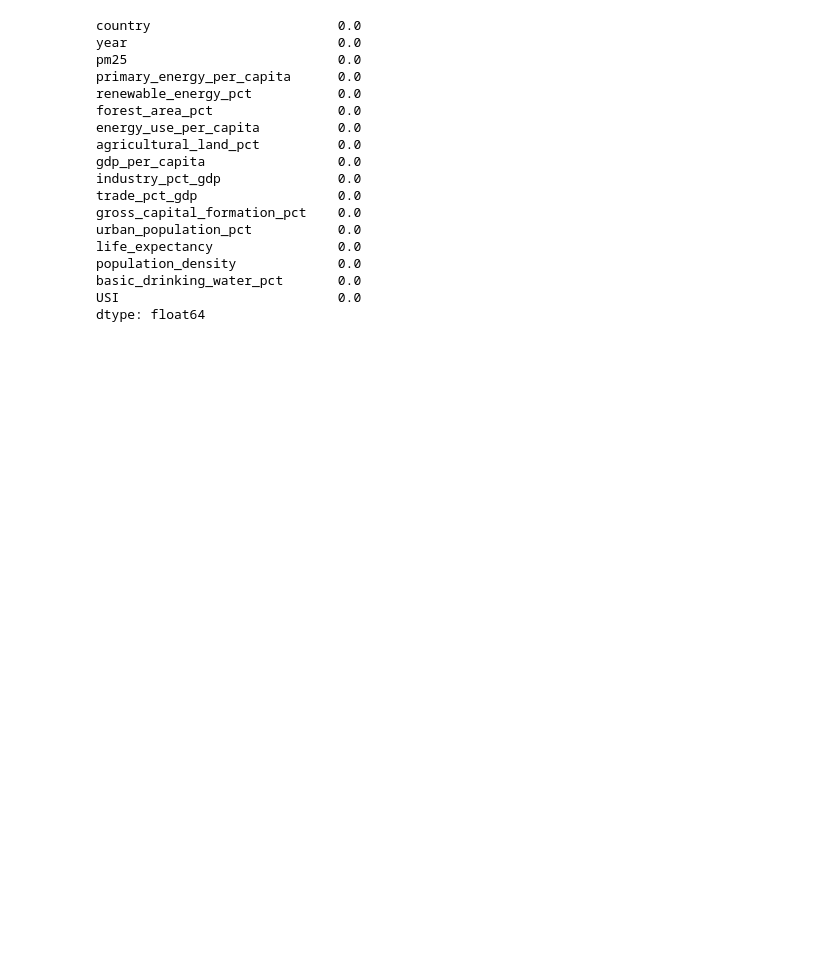
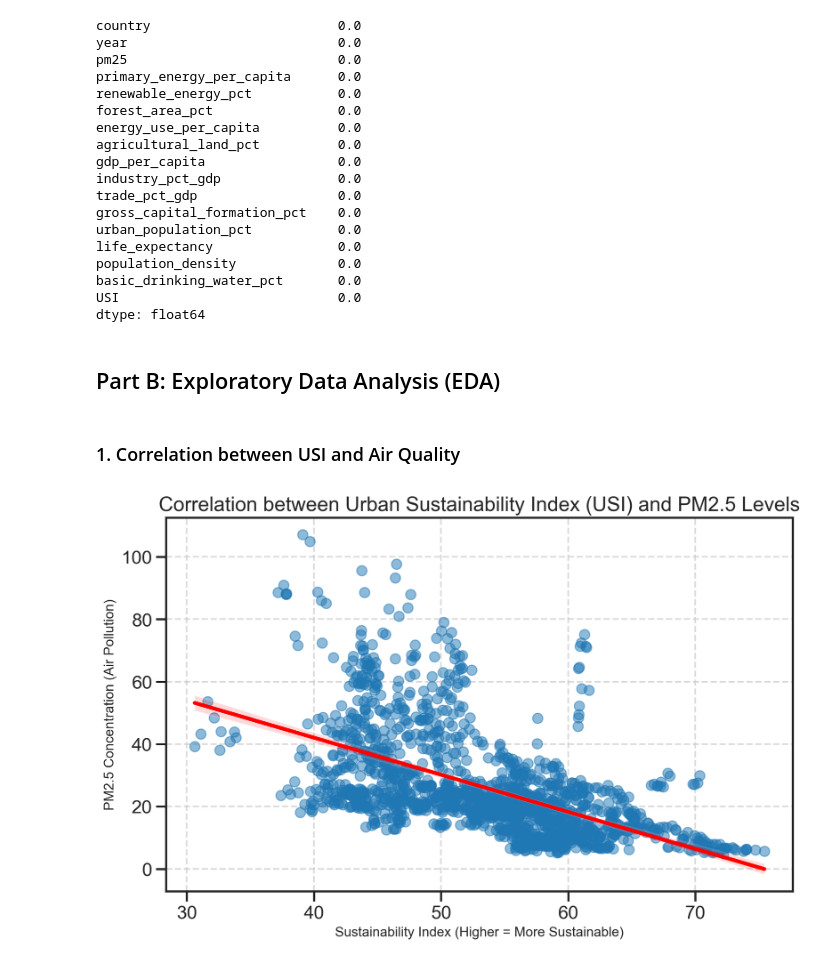
Before and after one commit to chrislowzhengxi/intro-ml, a Jupyter notebook: project/code.ipynb, the cells around one changed output. Cells and saved outputs as stored; diff of their text form; code cells hidden in the pictures; blank space fills up the shorter version.

```diff
--- a/project/code.ipynb
+++ b/project/code.ipynb
@@ -191,0 +242,29 @@ print(df[['country', 'year', 'pm25', 'USI']].head(10))
+# %%
+# Reread data
+df = pd.read_csv("clean_interpolated_panel.csv")
+
+# Selected indicators for USI construction
+positive_indicators = [
+    'renewable_energy_pct',
+    'forest_area_pct',
+    'basic_drinking_water_pct',
+    'life_expectancy',
+    'gdp_per_capita'
+]
+negative_indicators = ['energy_use_per_capita']
+
+# Normalized indicators to 0-100 scale
+scaler = MinMaxScaler((0, 100))
+df_scaled = df.copy()
+
+# Scale positive indicators normally; Scale negative indicators and invert them (so 100 is best, 0 is worst)
+df_scaled[positive_indicators] = scaler.fit_transform(df[positive_indicators])
+
+df_scaled[negative_indicators] = scaler.fit_transform(df[negative_indicators])
+df_scaled['energy_use_per_capita'] = 100 - df_scaled['energy_use_per_capita']
+
+# Calculate USI (Average of all indicators)
+usi_columns = positive_indicators + negative_indicators
+df['USI'] = df_scaled[usi_columns].mean(axis=1)
+
+print(df[['country', 'year', 'pm25', 'USI']].head(10))
@@ -222,3 +317,20 @@ population_density             0.0
 basic_drinking_water_pct       0.0
 USI                            0.0
 dtype: float64
+# %% [markdown]
+## Part B: Exploratory Data Analysis (EDA)
+# %% [markdown]
+### 1. Correlation between USI and Air Quality
+# %%
+import seaborn as sns
+import matplotlib.pyplot as plt
+
+plt.figure(figsize=(10, 6))
+sns.regplot(data=df, x='USI', y='pm25', scatter_kws={'alpha':0.5}, line_kws={'color':'red'})
+plt.title('Correlation between Urban Sustainability Index (USI) and PM2.5 Levels')
+plt.xlabel('Sustainability Index (Higher = More Sustainable)', fontsize=12)
+plt.ylabel('PM2.5 Concentration (Air Pollution)', fontsize=12)
+plt.grid(True, linestyle='--', alpha=0.7)
+plt.show()
+# %% [output]
+[figure, added]
```
Also changed, not shown: parts of 18 cells of this notebook, 6 other files.
